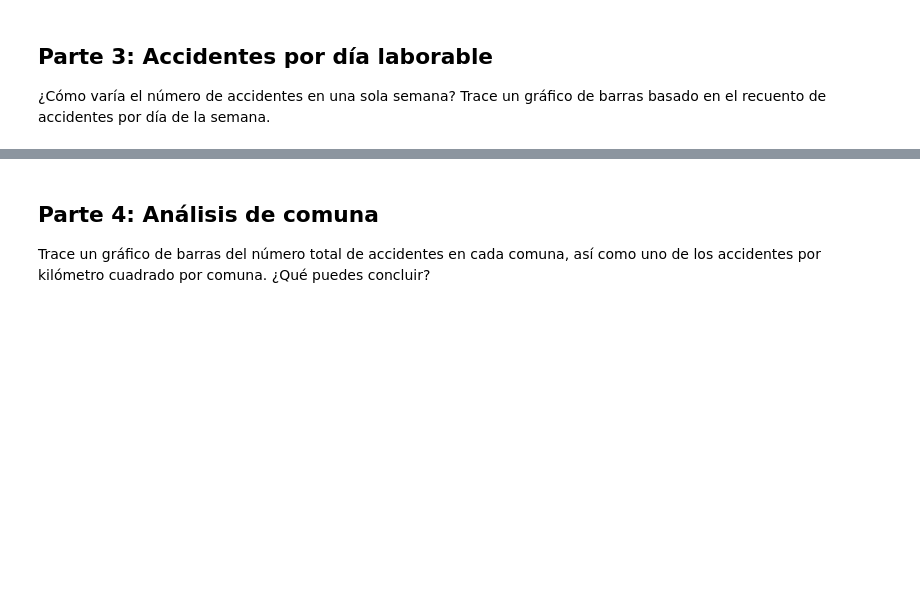
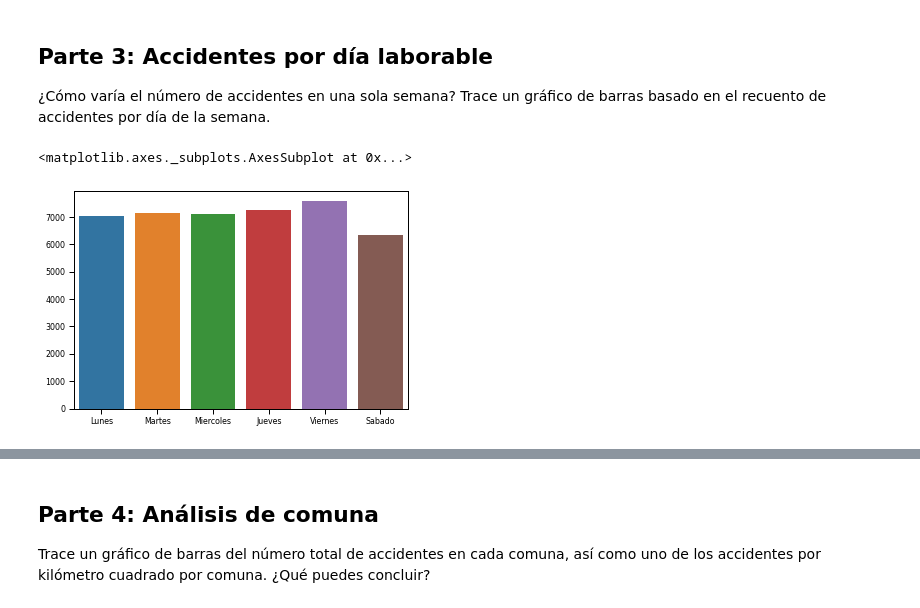
Before and after one commit to clargote/mujeresDigitales, a Jupyter notebook: Taller_Semana_4.ipynb, the cells around one changed output, grey strips where cells are left out. Drawn from its saved outputs; the diff is of its cells as text; code cells hidden in the pictures; blank space fills up the shorter version.

```diff
--- a/Taller_Semana_4.ipynb
+++ b/Taller_Semana_4.ipynb
@@ -107,0 +148,12 @@ accidentes.plot.line(color="Green", title="Accidentes mensuales año 2018-2019"
+# %%
+df['SEMA']=df['DATE'].dt.dayofweek #strftime('%D')
+
+accidente_semana=df.groupby(df['SEMA']).size()
+laborable=accidente_semana[:6]
+laborable
+se=["Lunes","Martes","Miercoles","Jueves","Viernes","Sabado"]
+#accidente_semana.plot.bar( title="número de accidentes a lo largo de un solo día" )
+sns.barplot(data=laborable, y=laborable, x=se)
+# %% [output]
+<matplotlib.axes._subplots.AxesSubplot at 0x...>
+[figure, added]
```
Also changed, not shown: parts of 10 cells of this notebook.
